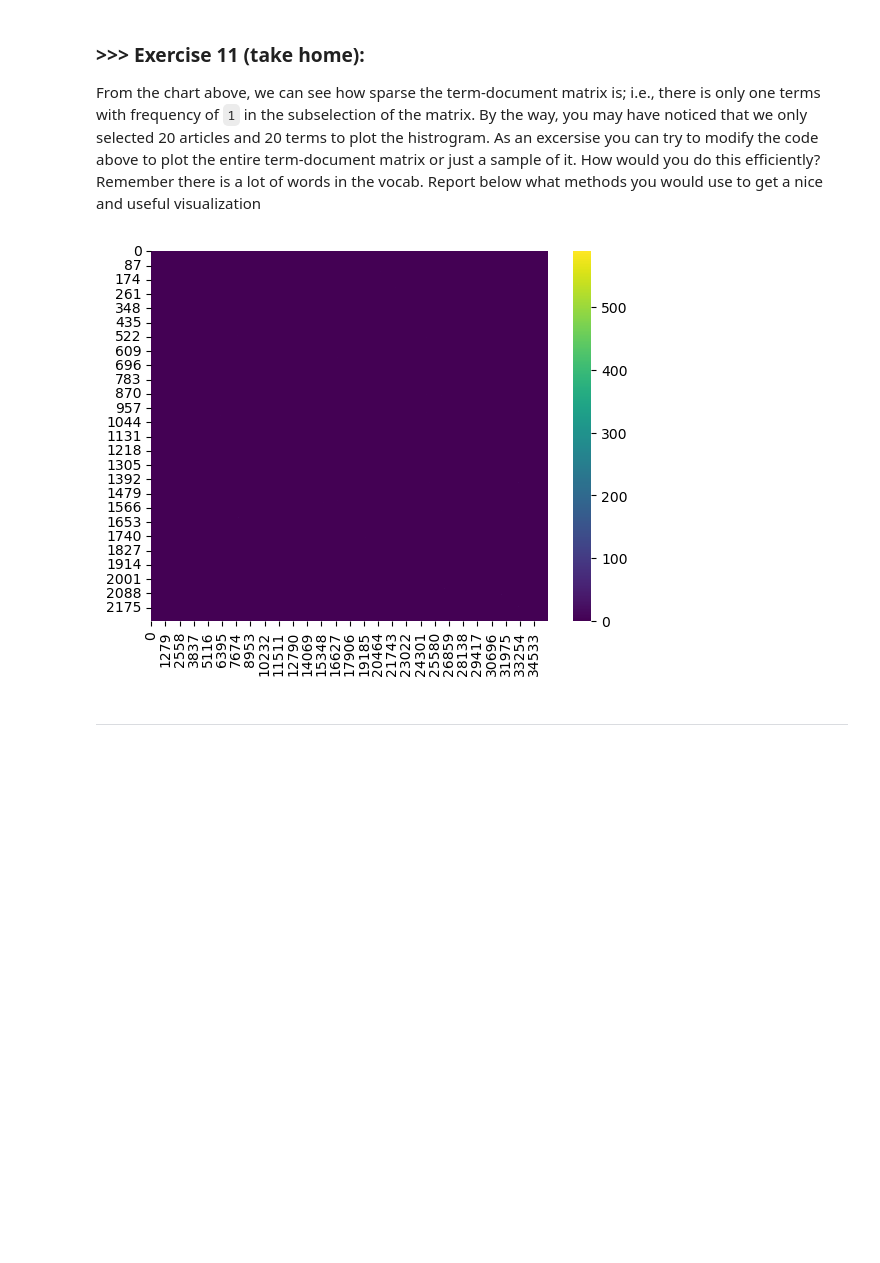
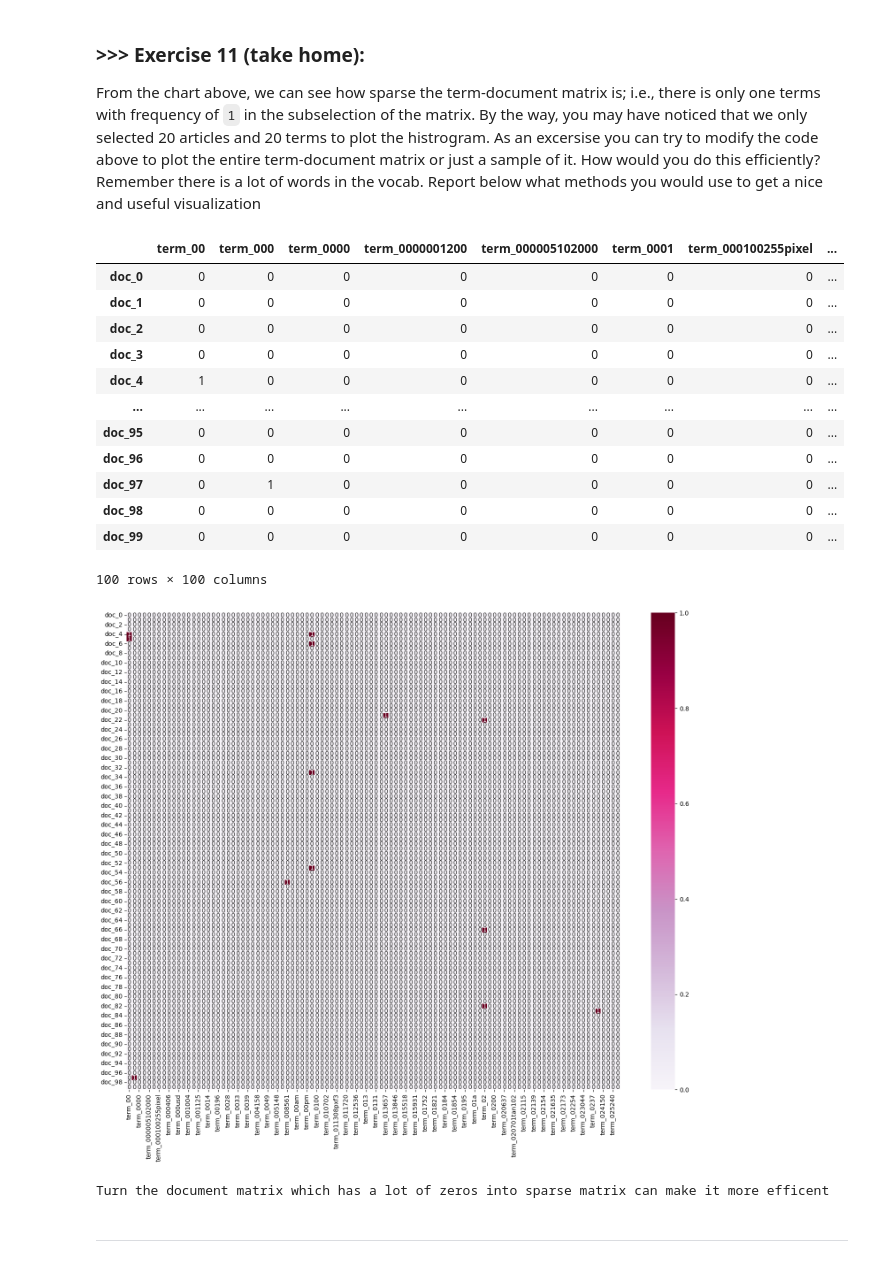
Before and after one commit to NightHao/DM2023-Lab1-Master, a Jupyter notebook: DM2023-Lab1-Master.ipynb, the cells around one changed output. Saved outputs shown, nothing was run; the diff lists cells and outputs as text; code cells hidden in the pictures; blank space fills up the shorter version.

```diff
--- a/DM2023-Lab1-Master.ipynb
+++ b/DM2023-Lab1-Master.ipynb
@@ -1245,16 +1245,47 @@ Check out more beautiful color palettes here: https://python-graph-gallery.com/1
 # %% [markdown]
 ### **>>> Exercise 11 (take home):**
 From the chart above, we can see how sparse the term-document matrix is; i.e., there is only one terms with frequency of `1` in the subselection of the matrix. By the way, you may have noticed that we only selected 20 articles and 20 terms to plot the histrogram. As an excersise you can try to modify the code above to plot the entire term-document matrix or just a sample of it. How would you do this efficiently? Remember there is a lot of words in the vocab. Report below what methods you would use to get a nice and useful visualization
-# %%
-# Answer here
-import scipy.sparse as sp
-#plot_x = ["term_"+str(i) for i in count_vect.get_feature_names_out()[:]]
-#plot_y = ["doc_"+ str(i) for i in list(X.index)[:]]
-sparse_matrix = sp.csr_matrix(X_counts[:, :])
-sns.heatmap(sparse_matrix.toarray(), cmap='viridis')
-plt.show()
-# %% [output]
-[figure, removed]
+# %%
+# Answer here
+import scipy.sparse as sp
+plot_x = ["term_"+str(i) for i in count_vect.get_feature_names_out()[:100]]
+plot_y = ["doc_"+ str(i) for i in list(X.index)[:100]]
+#print(plot_y)
+"""plot_z = X_counts[0:20, 0:20].toarray() #X_counts[how many documents, how many terms]
+df_todraw = pd.DataFrame(plot_z, columns = plot_x, index = plot_y)
+display(df_todraw)
+plt.subplots(figsize=(9, 7))
+ax = sns.heatmap(df_todraw,
+                 cmap="PuRd",
+                 vmin=0, vmax=1, annot=True)"""
+#print(plot_z)
+sparse_matrix = pd.DataFrame.sparse.from_spmatrix(X_counts[:100, :100], columns=plot_x, index=plot_y)
+display(sparse_matrix)
+plt.subplots(figsize=(18, 14))
+ax = sns.heatmap(sparse_matrix,
+                 cmap="PuRd",
+                 vmin=0, vmax=1, annot=True)
+plt.show()
+print("Turn the document matrix which has a lot of zeros into sparse matrix can make it more efficent")
+#print(sparse_matrix.toarray())
+#sns.heatmap(sparse_matrix.toarray(), cmap='viridis')
+#plt.show()
+# %% [output]
+|  | term_00 | term_000 | term_0000 | term_0000001200 | term_000005102000 | term_0001 | term_000100255pixel | ... |
+| doc_0 | 0 | 0 | 0 | 0 | 0 | 0 | 0 | ... |
+| doc_1 | 0 | 0 | 0 | 0 | 0 | 0 | 0 | ... |
+| doc_2 | 0 | 0 | 0 | 0 | 0 | 0 | 0 | ... |
+| doc_3 | 0 | 0 | 0 | 0 | 0 | 0 | 0 | ... |
+| doc_4 | 1 | 0 | 0 | 0 | 0 | 0 | 0 | ... |
+| ... | ... | ... | ... | ... | ... | ... | ... | ... |
+| doc_95 | 0 | 0 | 0 | 0 | 0 | 0 | 0 | ... |
+| doc_96 | 0 | 0 | 0 | 0 | 0 | 0 | 0 | ... |
+| doc_97 | 0 | 1 | 0 | 0 | 0 | 0 | 0 | ... |
+| doc_98 | 0 | 0 | 0 | 0 | 0 | 0 | 0 | ... |
+| doc_99 | 0 | 0 | 0 | 0 | 0 | 0 | 0 | ... |
+100 rows × 100 columns
+[figure, added]
+Turn the document matrix which has a lot of zeros into sparse matrix can make it more efficent
 # %% [markdown]
 ---
 # %% [markdown]
```
Also changed, not shown: parts of 11 cells of this notebook.
